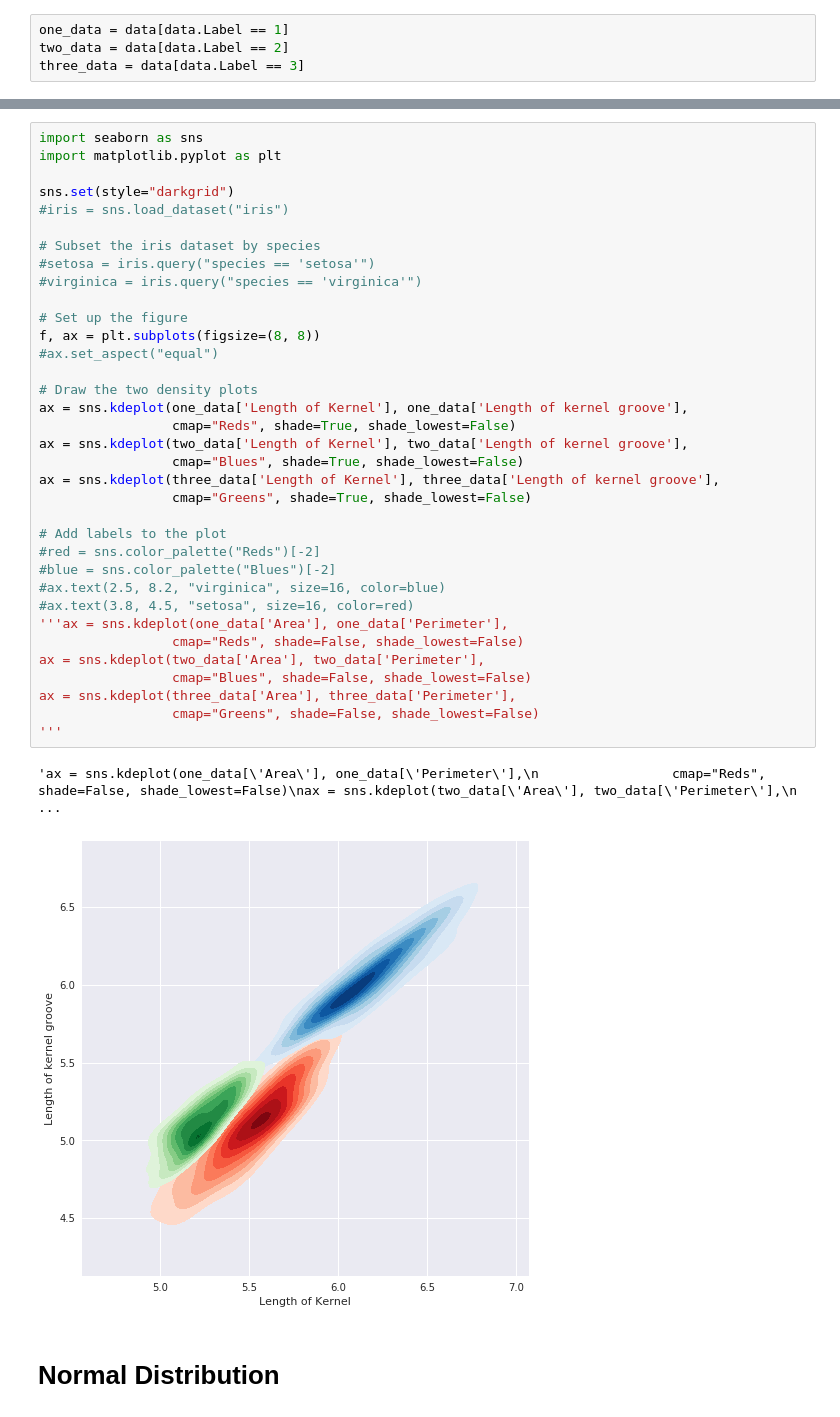
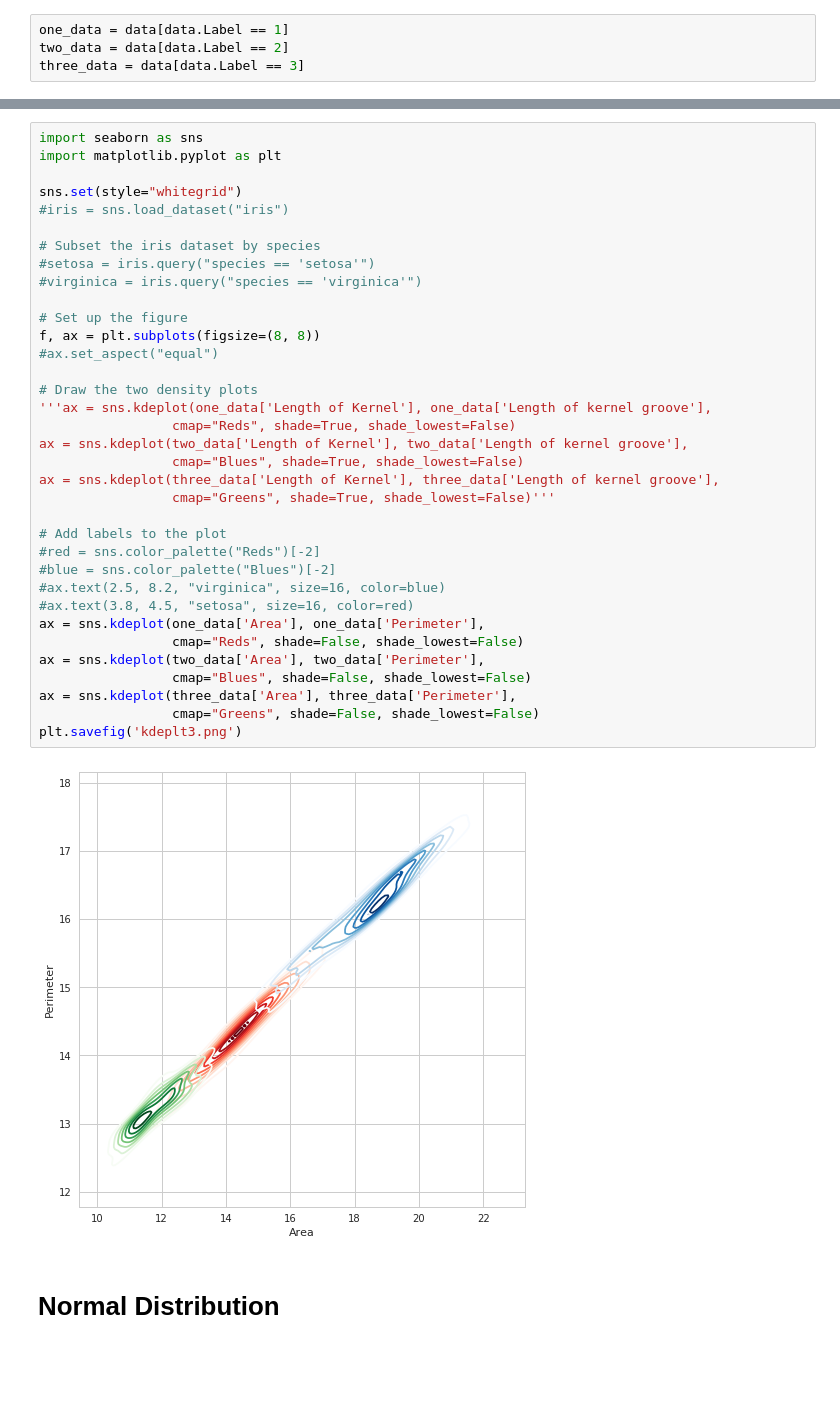
Before and after one commit to soaresdominic/ClusterAnalysis, a Jupyter notebook: EDA.ipynb, the cells around one changed output, grey strips where cells are left out. Saved outputs shown, nothing was run; the diff lists cells and outputs as text; blank space fills up the shorter version.

```diff
--- a/EDA.ipynb
+++ b/EDA.ipynb
@@ -41,40 +53,39 @@ three_data = data[data.Label == 3]
 import seaborn as sns
 import matplotlib.pyplot as plt
 
-sns.set(style="darkgrid")
+sns.set(style="whitegrid")
 #iris = sns.load_dataset("iris")
 
 # Subset the iris dataset by species
 #setosa = iris.query("species == 'setosa'")
 #virginica = iris.query("species == 'virginica'")
 
 # Set up the figure
 f, ax = plt.subplots(figsize=(8, 8))
 #ax.set_aspect("equal")
 
 # Draw the two density plots
-ax = sns.kdeplot(one_data['Length of Kernel'], one_data['Length of kernel groove'],
+'''ax = sns.kdeplot(one_data['Length of Kernel'], one_data['Length of kernel groove'],
                  cmap="Reds", shade=True, shade_lowest=False)
 ax = sns.kdeplot(two_data['Length of Kernel'], two_data['Length of kernel groove'],
                  cmap="Blues", shade=True, shade_lowest=False)
 ax = sns.kdeplot(three_data['Length of Kernel'], three_data['Length of kernel groove'],
-                 cmap="Greens", shade=True, shade_lowest=False)
+                 cmap="Greens", shade=True, shade_lowest=False)'''
 
 # Add labels to the plot
 #red = sns.color_palette("Reds")[-2]
 #blue = sns.color_palette("Blues")[-2]
 #ax.text(2.5, 8.2, "virginica", size=16, color=blue)
 #ax.text(3.8, 4.5, "setosa", size=16, color=red)
-'''ax = sns.kdeplot(one_data['Area'], one_data['Perimeter'],
+ax = sns.kdeplot(one_data['Area'], one_data['Perimeter'],
                  cmap="Reds", shade=False, shade_lowest=False)
 ax = sns.kdeplot(two_data['Area'], two_data['Perimeter'],
                  cmap="Blues", shade=False, shade_lowest=False)
 ax = sns.kdeplot(three_data['Area'], three_data['Perimeter'],
                  cmap="Greens", shade=False, shade_lowest=False)
-'''
+plt.savefig('kdeplt3.png')
 # %% [output]
-'ax = sns.kdeplot(one_data[\'Area\'], one_data[\'Perimeter\'],\n                 cmap="Reds", shade=False, shade_lowest=False)\nax = sns.kdeplot(two_data[\'Area\'], two_data[\'Perimeter\'],\n          ...
-[figure, old version]
+[figure, new version]
 # %% [markdown]
 # Normal Distribution
 # %%
```
Also changed, not shown: parts of 2 cells of this notebook, 19 other files.
